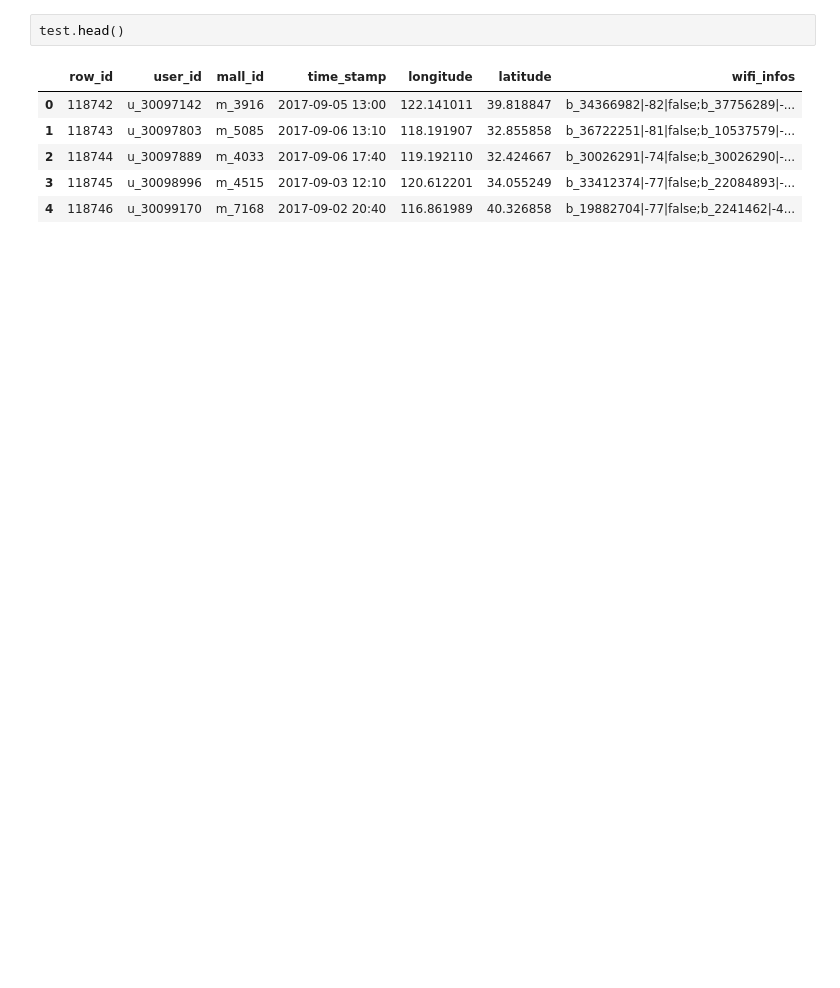
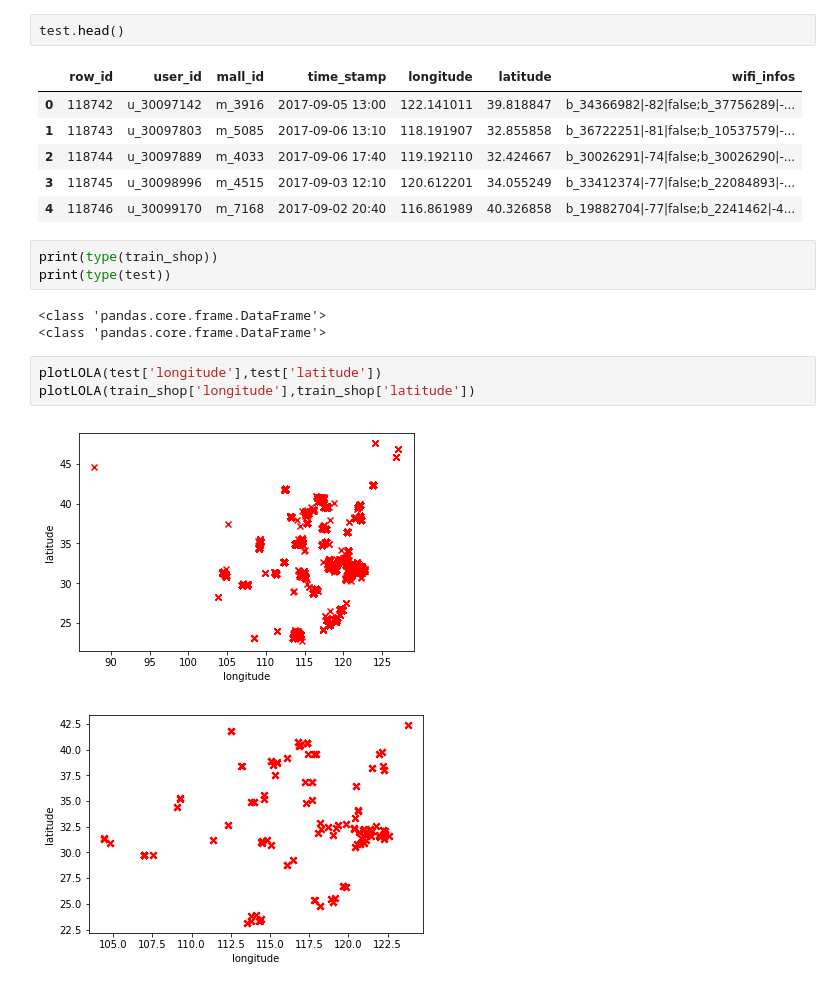
Before and after one commit to fire717/Machine-Learning, a Jupyter notebook: challenge/tianchi/shop_location/shop_pre1.ipynb, the cells around one changed output. Cells and saved outputs as stored; diff of their text form; blank space fills up the shorter version.

```diff
--- a/challenge/tianchi/shop_location/shop_pre1.ipynb
+++ b/challenge/tianchi/shop_location/shop_pre1.ipynb
@@ -133,3 +179,15 @@ test.head()
 | 2 | 118744 | u_30097889 | m_4033 | 2017-09-06 17:40 | 119.192110 | 32.424667 | b_30026291|-74|false;b_30026290|-... |
 | 3 | 118745 | u_30098996 | m_4515 | 2017-09-03 12:10 | 120.612201 | 34.055249 | b_33412374|-77|false;b_22084893|-... |
 | 4 | 118746 | u_30099170 | m_7168 | 2017-09-02 20:40 | 116.861989 | 40.326858 | b_19882704|-77|false;b_2241462|-4... |
+# %%
+print(type(train_shop))
+print(type(test))
+# %% [output]
+<class 'pandas.core.frame.DataFrame'>
+<class 'pandas.core.frame.DataFrame'>
+# %%
+plotLOLA(test['longitude'],test['latitude'])
+plotLOLA(train_shop['longitude'],train_shop['latitude'])
+# %% [output]
+[figure, added]
+[figure, added]
```
Also changed, not shown: parts of 11 cells of this notebook, 3 other files.
